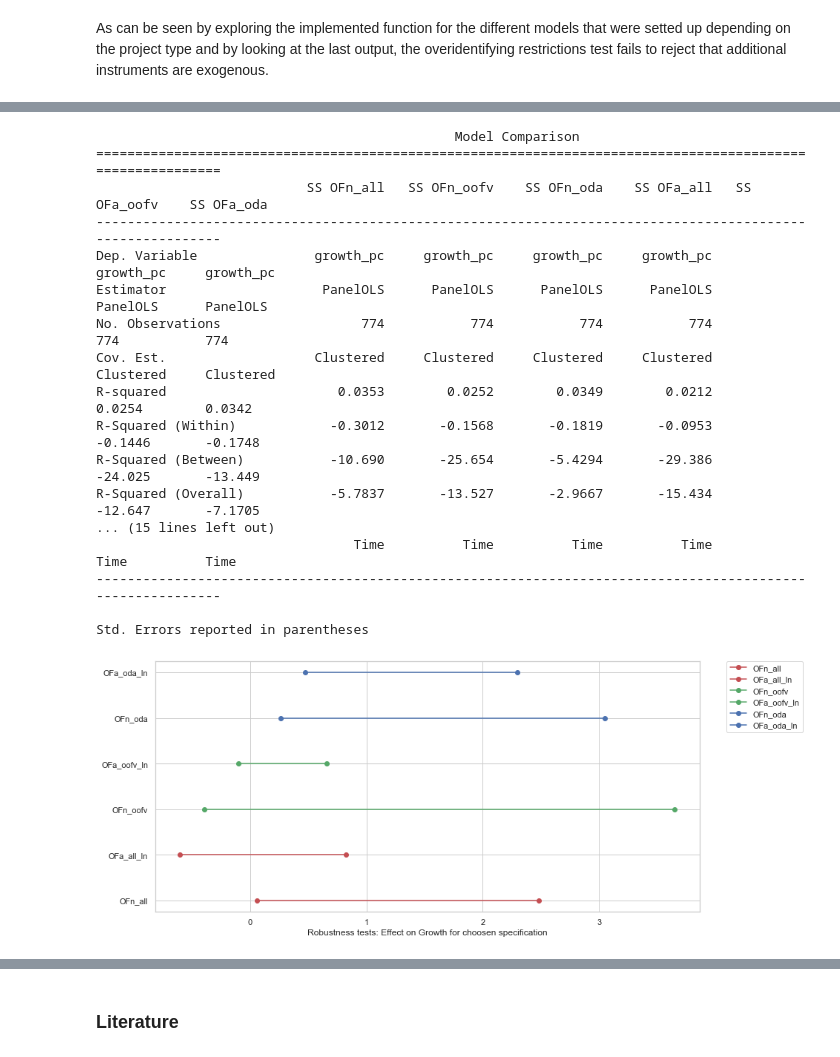
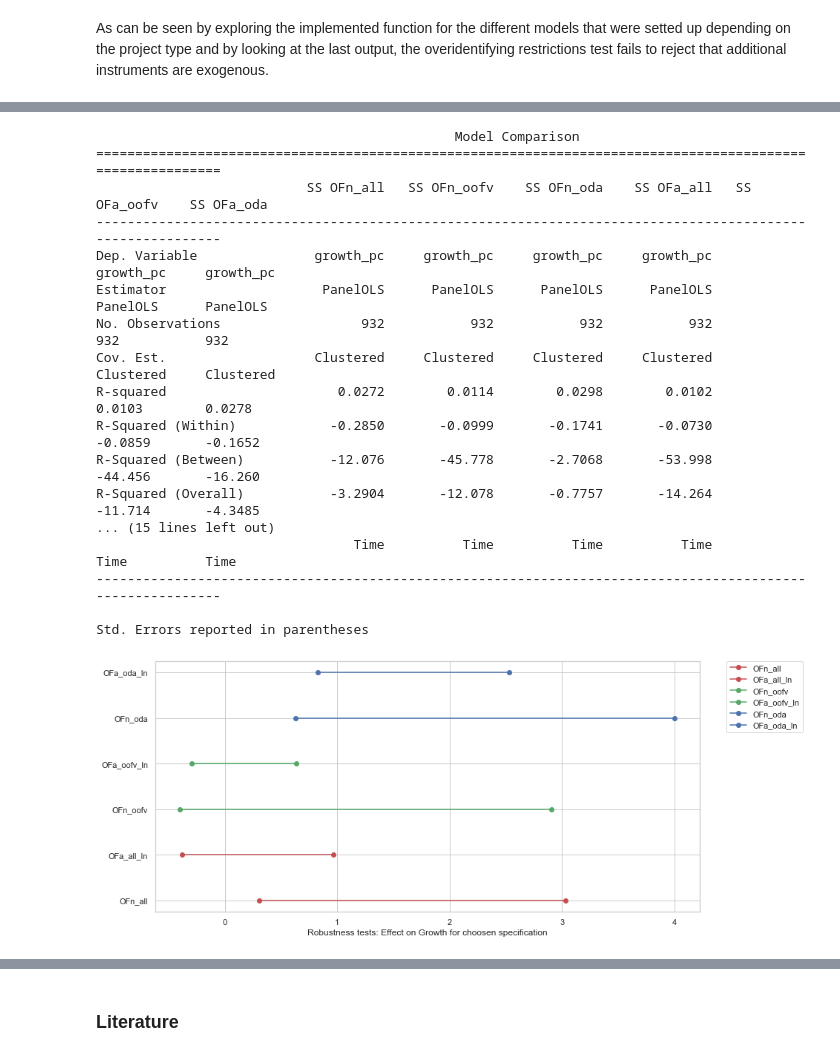
Before and after one commit to JonathanWillnow/ose-data-science-course-project-JonathanWillnow, a Jupyter notebook: JonathanWillnowOSE.ipynb, the cells around one changed output, grey strips where cells are left out. Drawn from its saved outputs; the diff is of its cells as text; code cells hidden in the pictures.

```diff
--- a/JonathanWillnowOSE.ipynb
+++ b/JonathanWillnowOSE.ipynb
@@ -674,6 +667,7 @@ def get_data_4(multiindex):
     data4["l2OFn_all"] = data4['OFn_all'].shift(2)
     data4["l2OFn_oofv"] = data4["OFn_oofv"].shift(2)
     data4["l2OFn_oda"] = data4["OFn_oda"].shift(2)
+
 
     # rename variable
 
@@ -720,7 +714,7 @@ def get_data_4(multiindex):
     # apply final cutoff and cleaning up
     data4 = data4[data4.year >= "2000-01-01"].copy()
     data4.replace([np.inf, -np.inf], np.nan, inplace=True)
-    data4 = data4.dropna(0, subset = ["growth_pc", "l1population_ln", "l2OFn_all", "l2FDI_China_ln", "l2Exports_ln"])
+    data4 = data4.dropna(0, subset = ["growth_pc", "l1population_ln", "l2OFn_all"])#, "l2FDI_China_ln", "l2Exports_ln"])
 
 
 
@@ -1058,18 +1078,18 @@ OFn_OFa_all_Table2_robustness(data4, True, ["l2FDI_China_ln"]) #"l2Exports_ln"
 -----------------------------------------------------------------------------------------------------------
 Dep. Variable               growth_pc     growth_pc     growth_pc     growth_pc     growth_pc     growth_pc
 Estimator                    PanelOLS      PanelOLS      PanelOLS      PanelOLS      PanelOLS      PanelOLS
-No. Observations                  774           774           774           774           774           774
+No. Observations                  932           932           932           932           932           932
 Cov. Est.                   Clustered     Clustered     Clustered     Clustered     Clustered     Clustered
-R-squared                      0.0353        0.0252        0.0349        0.0212        0.0254        0.0342
-R-Squared (Within)            -0.3012       -0.1568       -0.1819       -0.0953       -0.1446       -0.1748
-R-Squared (Between)           -10.690       -25.654       -5.4294       -29.386       -24.025       -13.449
-R-Squared (Overall)           -5.7837       -13.527       -2.9667       -15.434       -12.647       -7.1705
+R-squared                      0.0272        0.0114        0.0298        0.0102        0.0103        0.0278
+R-Squared (Within)            -0.2850       -0.0999       -0.1741       -0.0730       -0.0859       -0.1652
+R-Squared (Between)           -12.076       -45.778       -2.7068       -53.998       -44.456       -16.260
+R-Squared (Overall)           -3.2904       -12.078       -0.7757       -14.264       -11.714       -4.3485
 ... (15 lines left out)
                                  Time          Time          Time          Time          Time          Time
 -----------------------------------------------------------------------------------------------------------
 
 Std. Errors reported in parentheses
 # %%
-confidence_intervall_plot(data4, 0.1, "l2Exports_ln")
+confidence_intervall_plot(data4, 0.1, "l2FDI_China_ln")
 # %% [output]
-[figure, old version]
+[figure, new version]
```
Also changed, not shown: parts of 104 cells of this notebook.
